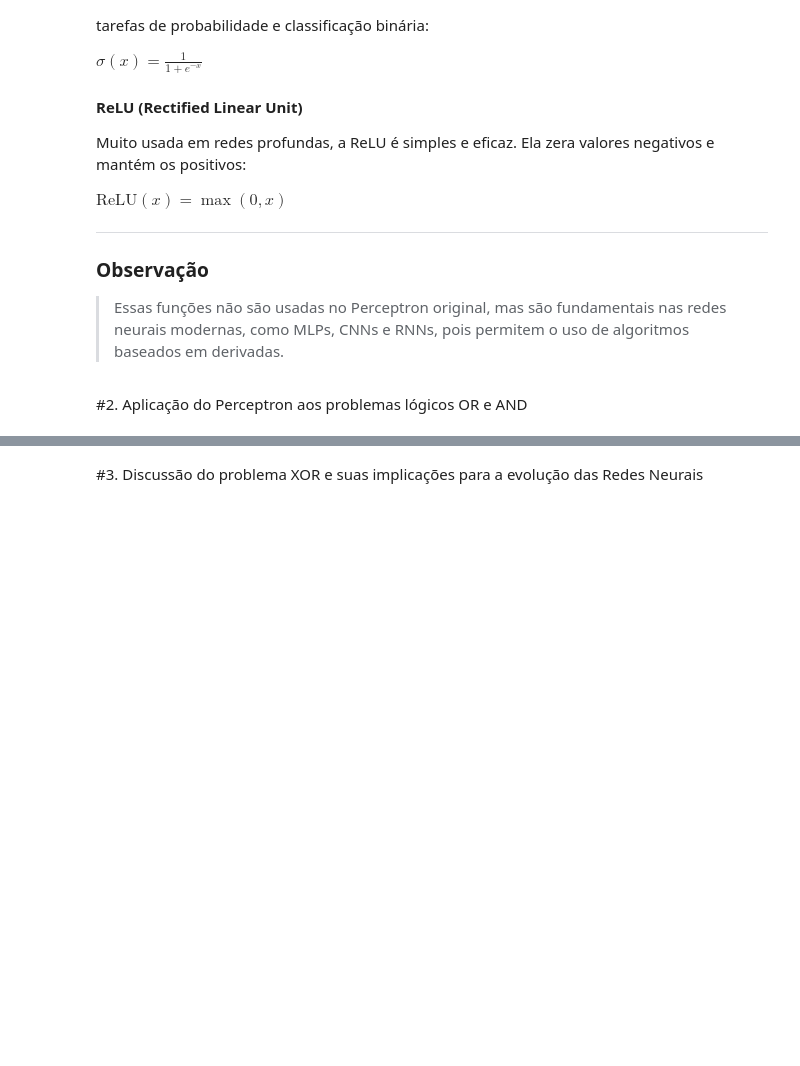
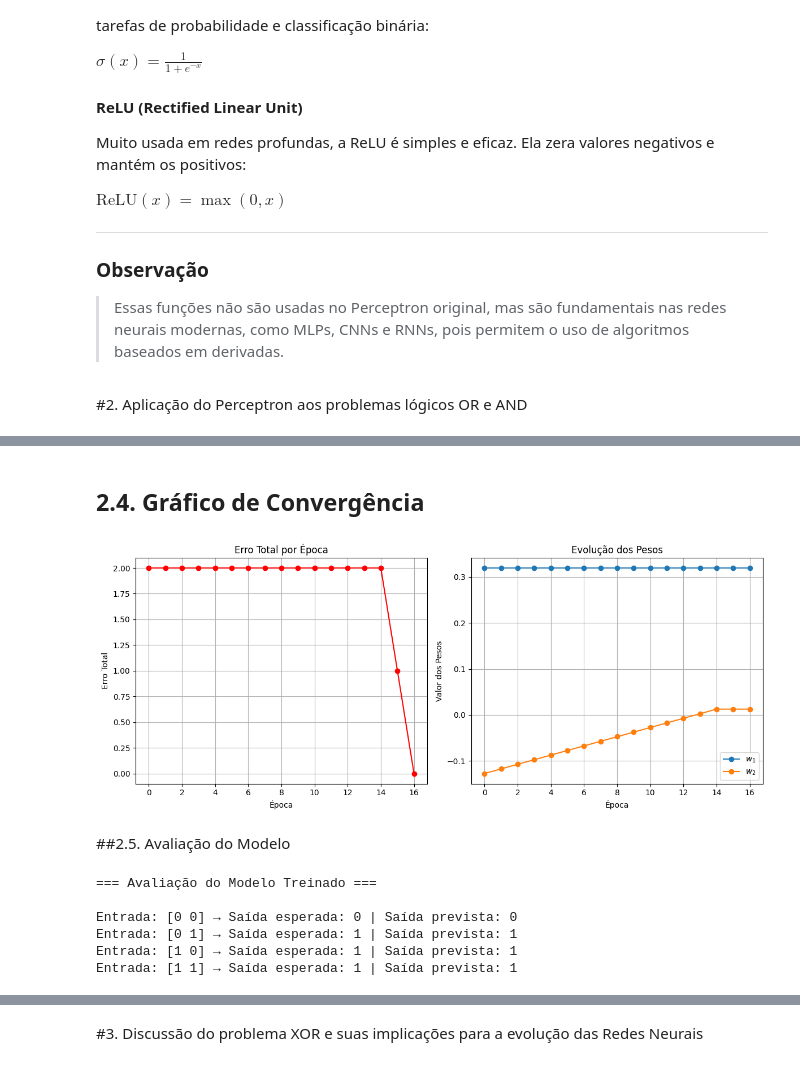
Before and after one commit to EmanuelSilva69/Redes_Neurais_Perceptron, a Jupyter notebook: G_EMANUEL_PERCEPTRON/perceptron.ipynb, the cells around one changed output, grey strips where cells are left out. Cells and saved outputs as stored; diff of their text form; code cells hidden in the pictures; blank space fills up the shorter version.

```diff
--- a/G_EMANUEL_PERCEPTRON/perceptron.ipynb
+++ b/G_EMANUEL_PERCEPTRON/perceptron.ipynb
@@ -483,0 +628,58 @@ Limitações do modelo simples mesmo em problemas lineares (por ex., quando dado
+# %% [markdown]
+## 2.4. Gráfico de Convergência
+# %%
+import matplotlib.pyplot as plt
+import numpy as np
+
+# Converter o histórico de pesos para array
+pesos_array = np.array(historico_pesos)
+
+# Criar a figura com dois subgráficos
+plt.figure(figsize=(12, 5))
+
+#  Erro total por época
+plt.subplot(1, 2, 1)
+plt.plot(historico_erro, marker='o', color='red')
+plt.title("Erro Total por Época")
+plt.xlabel("Época")
+plt.ylabel("Erro Total")
+plt.grid(True)
+
+#  Evolução dos pesos
+plt.subplot(1, 2, 2)
+for i in range(pesos_array.shape[1]):
+    plt.plot(pesos_array[:, i], marker='o', label=f"$w_{i+1}$")
+plt.title("Evolução dos Pesos")
+plt.xlabel("Época")
+plt.ylabel("Valor dos Pesos")
+plt.legend()
+plt.grid(True)
+
+plt.tight_layout()
+plt.show()
+# %% [output]
+[figure, added]
+# %% [markdown]
+##2.5. Avaliação do Modelo
+# %%
+print("\n=== Avaliação do Modelo Treinado ===\n")
+
+for i in range(len(entradas)):
+    x = entradas[i]
+    y_real = saidas[i]
+
+    # Soma ponderada com os pesos finais
+    u = np.sum(x * pesos) + bias
+
+    # Previsão com a função de ativação
+    y_pred = degrau(u)
+
+    # Impressão do resultado
+    print(f"Entrada: {x} → Saída esperada: {y_real} | Saída prevista: {y_pred}")
+# %% [output]
+=== Avaliação do Modelo Treinado ===
+
+Entrada: [0 0] → Saída esperada: 0 | Saída prevista: 0
+Entrada: [0 1] → Saída esperada: 1 | Saída prevista: 1
+Entrada: [1 0] → Saída esperada: 1 | Saída prevista: 1
+Entrada: [1 1] → Saída esperada: 1 | Saída prevista: 1
```
Also changed, not shown: parts of 19 cells of this notebook.
